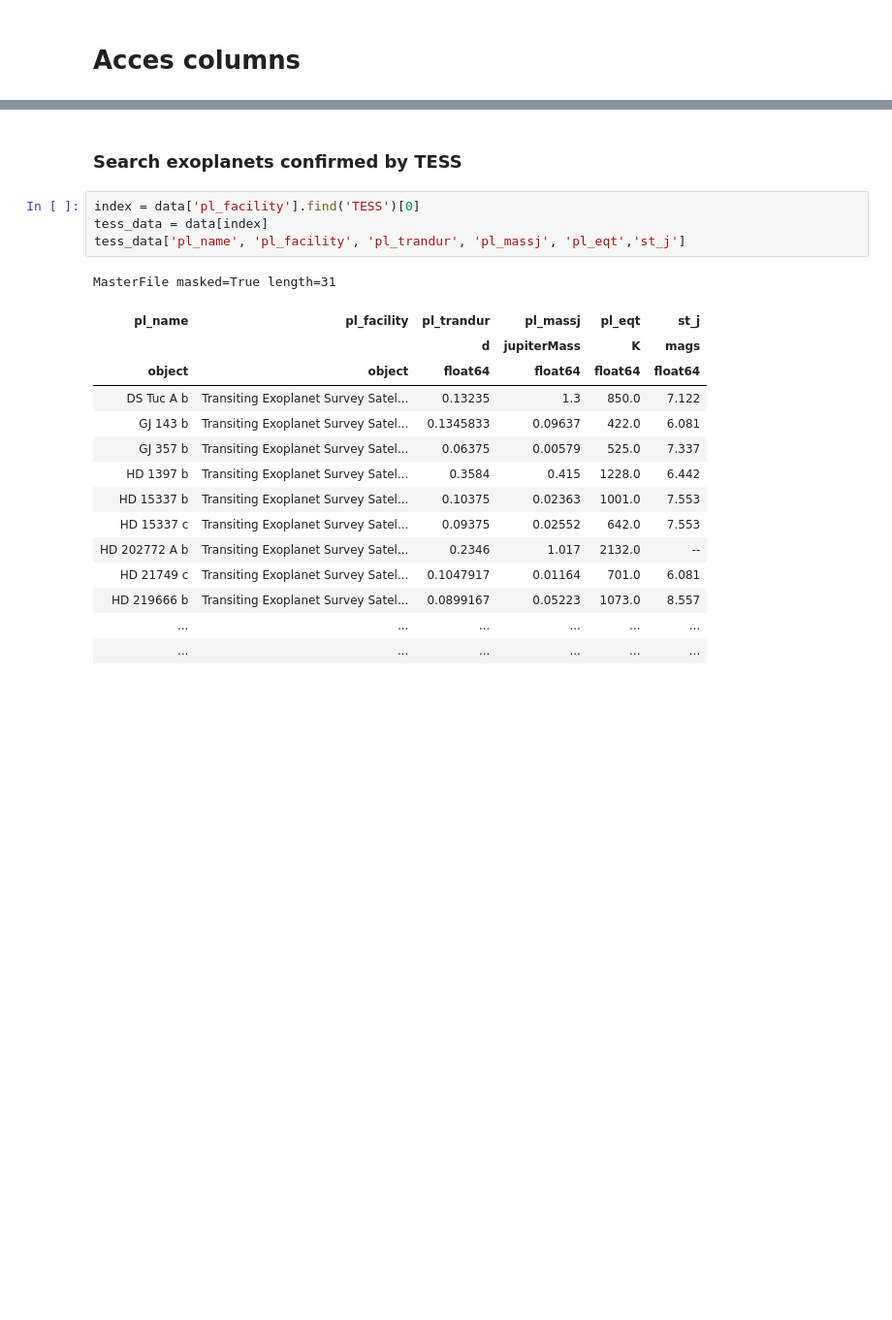
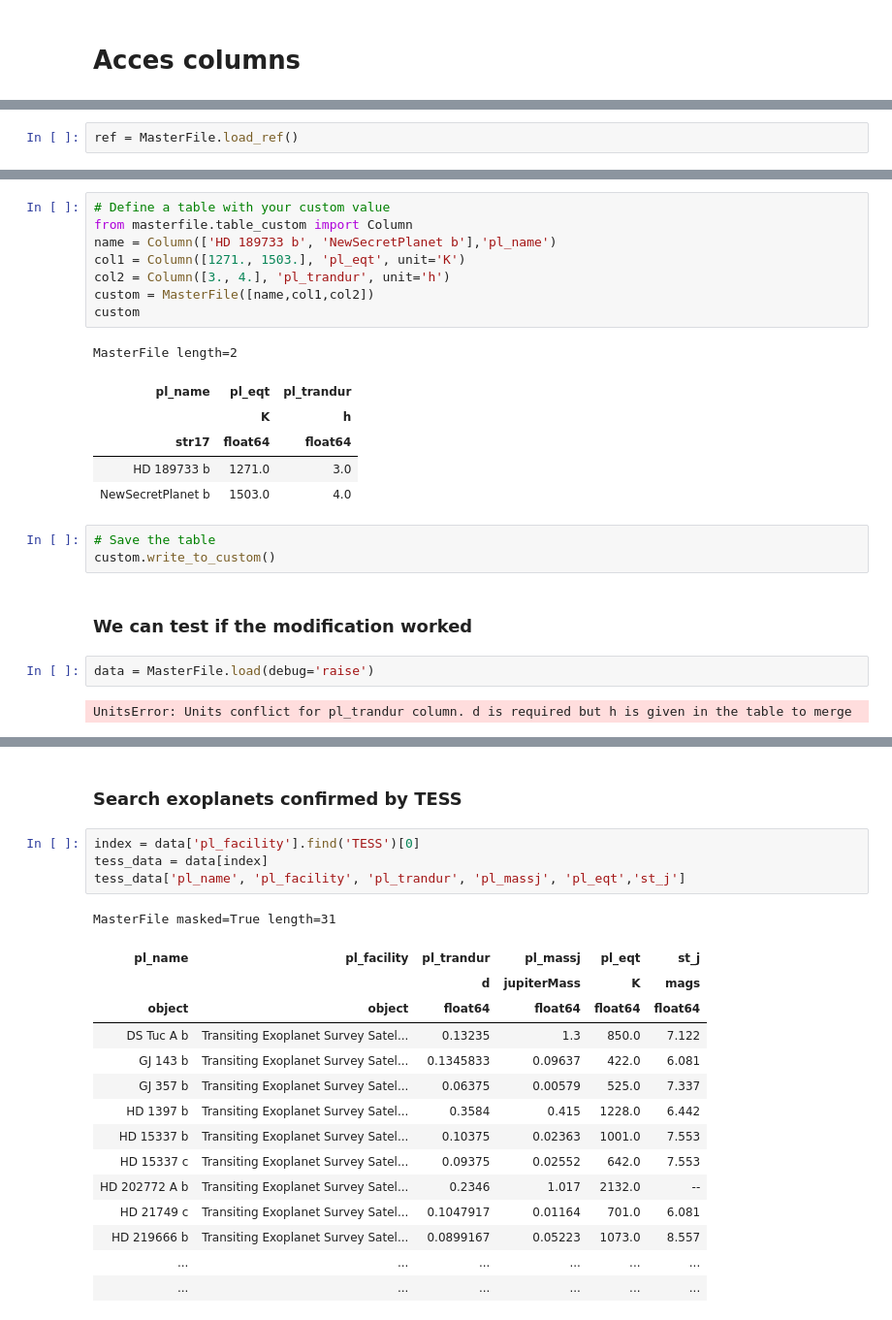
Before and after one commit to AntoineDarveau/exofile, a Jupyter notebook: Example.ipynb, the cells around one changed output, grey strips where cells are left out. Shown: that part at 97% size. Cells and saved outputs as stored; diff of their text form; blank space fills up the shorter version.

```diff
--- a/Example.ipynb
+++ b/Example.ipynb
@@ -70,0 +76,2 @@ MasterFile masked=True length=0
+# %%
+ref = MasterFile.load_ref()
@@ -70,0 +125,24 @@ MasterFile masked=True length=0
+# %%
+# Define a table with your custom value
+from masterfile.table_custom import Column
+name = Column(['HD 189733 b', 'NewSecretPlanet b'],'pl_name')
+col1 = Column([1271., 1503.], 'pl_eqt', unit='K')
+col2 = Column([3., 4.], 'pl_trandur', unit='h')
+custom = MasterFile([name,col1,col2])
+custom
+# %% [output]
+MasterFile length=2
+| pl_name | pl_eqt | pl_trandur |
+|  | K | h |
+| str17 | float64 | float64 |
+| HD 189733 b | 1271.0 | 3.0 |
+| NewSecretPlanet b | 1503.0 | 4.0 |
+# %%
+# Save the table
+custom.write_to_custom()
+# %% [markdown]
+### We can test if the modification worked
+# %%
+data = MasterFile.load(debug='raise')
+# %% [output]
+UnitsError: Units conflict for pl_trandur column. d is required but h is given in the table to merge
```
Also changed, not shown: parts of 16 cells of this notebook, 5 other files.
